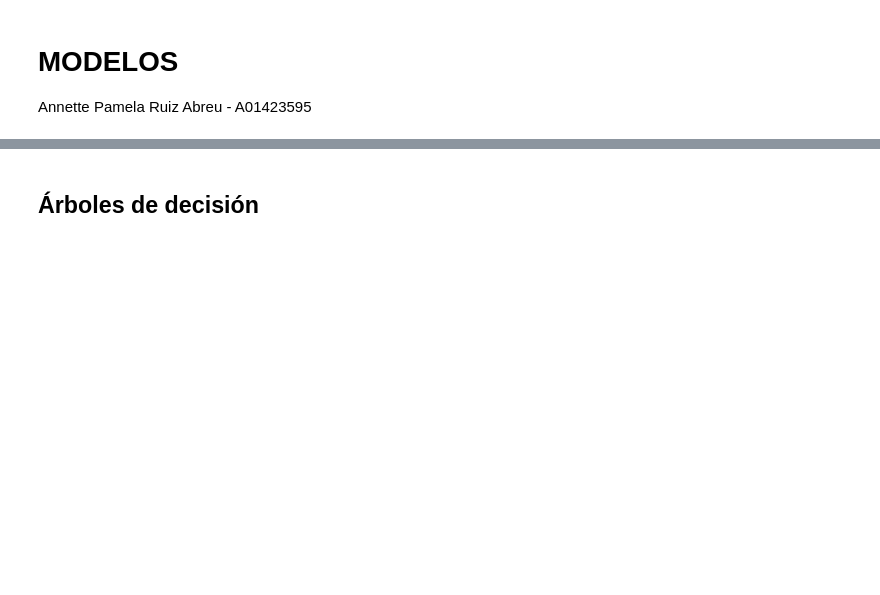
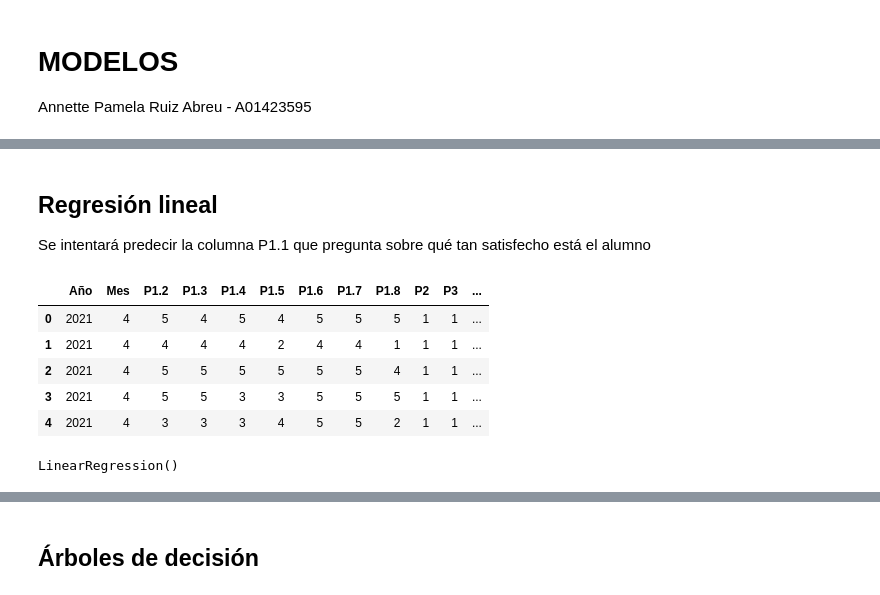
Before and after one commit to PameRuiz25/ActividadFormativaM2-Equipo2, a Jupyter notebook: Modelos.ipynb, the cells around one changed output, grey strips where cells are left out. Saved outputs shown, nothing was run; the diff lists cells and outputs as text; code cells hidden in the pictures; blank space fills up the shorter version.

Commit message:
modelos

```diff
--- a/Modelos.ipynb
+++ b/Modelos.ipynb
@@ -9,6 +38,6 @@ import pandas as pd
 # %%
 # Datos
-datos = pd.read_excel("Enjoyers.xlsx", index_col=0)
+datos = pd.read_excel("Datos Finales/EnjoyersV2.xlsx").drop(columns=["Unnamed: 0.1", "Unnamed: 0"])
 # %%
 datos.head()
 # %% [output]
@@ -23,0 +76,21 @@ datos.head()
+# %% [markdown]
+## Regresión lineal
+
+Se intentará predecir la columna P1.1 que pregunta sobre qué tan satisfecho está el alumno
+# %%
+X = datos.drop(columns=["Duración", "P1.1", "Progreso", "Comentario para OSF", "Comentario general", "OSF", "Comentario traducido"])
+Y = datos["P1.1"]
+# %%
+label_encoder = LabelEncoder()
+labels = {}
+
+X["Tipo comentario"] = label_encoder.fit_transform(datos["Tipo comentario"])
+
+X.head()
+# %% [output]
+|  | Año | Mes | P1.2 | P1.3 | P1.4 | P1.5 | P1.6 | P1.7 | P1.8 | P2 | P3 | ... |
+| 0 | 2021 | 4 | 5 | 4 | 5 | 4 | 5 | 5 | 5 | 1 | 1 | ... |
+| 1 | 2021 | 4 | 4 | 4 | 4 | 2 | 4 | 4 | 1 | 1 | 1 | ... |
+| 2 | 2021 | 4 | 5 | 5 | 5 | 5 | 5 | 5 | 4 | 1 | 1 | ... |
+| 3 | 2021 | 4 | 5 | 5 | 3 | 3 | 5 | 5 | 5 | 1 | 1 | ... |
+| 4 | 2021 | 4 | 3 | 3 | 3 | 4 | 5 | 5 | 2 | 1 | 1 | ... |
@@ -23,0 +99,8 @@ datos.head()
+# %%
+# Create an instance of the Linear Regression model
+reg = LinearRegression()
+
+# Fit the data to the Linear Regression model (train the model)
+reg.fit(X_train,Y_train)
+# %% [output]
+LinearRegression()
```
Also changed, not shown: parts of 40 cells of this notebook, 3 other files.
